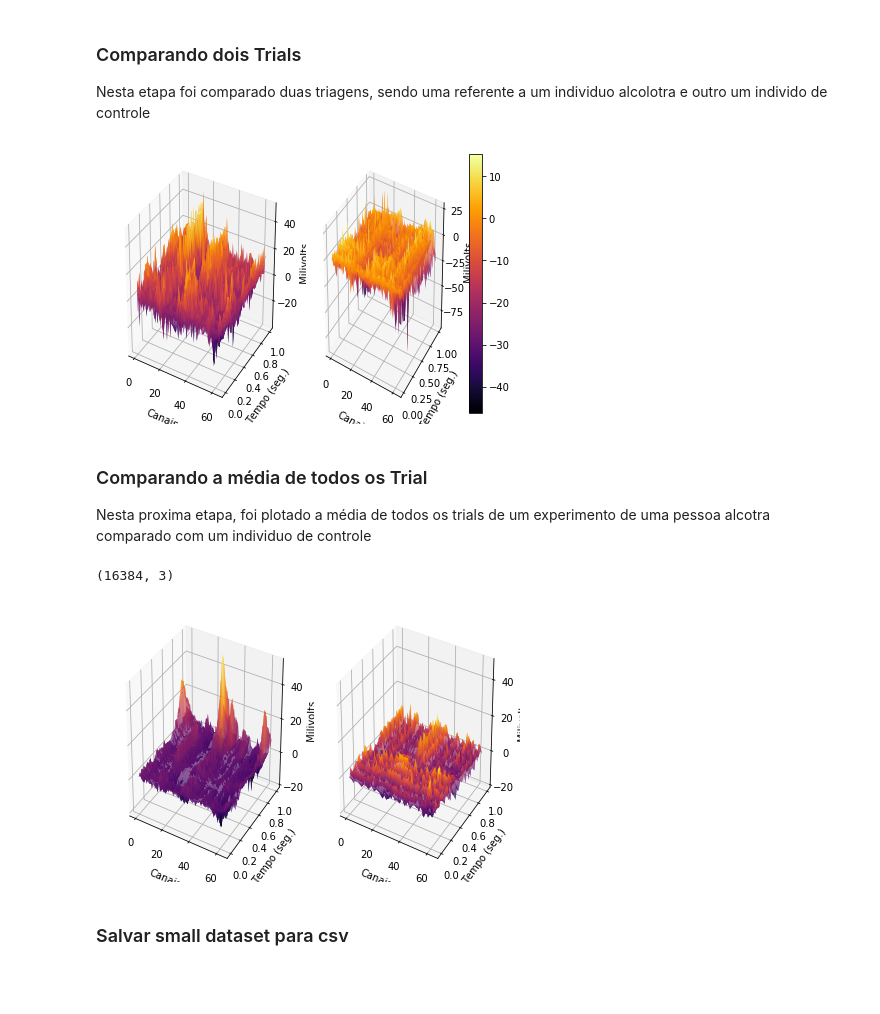
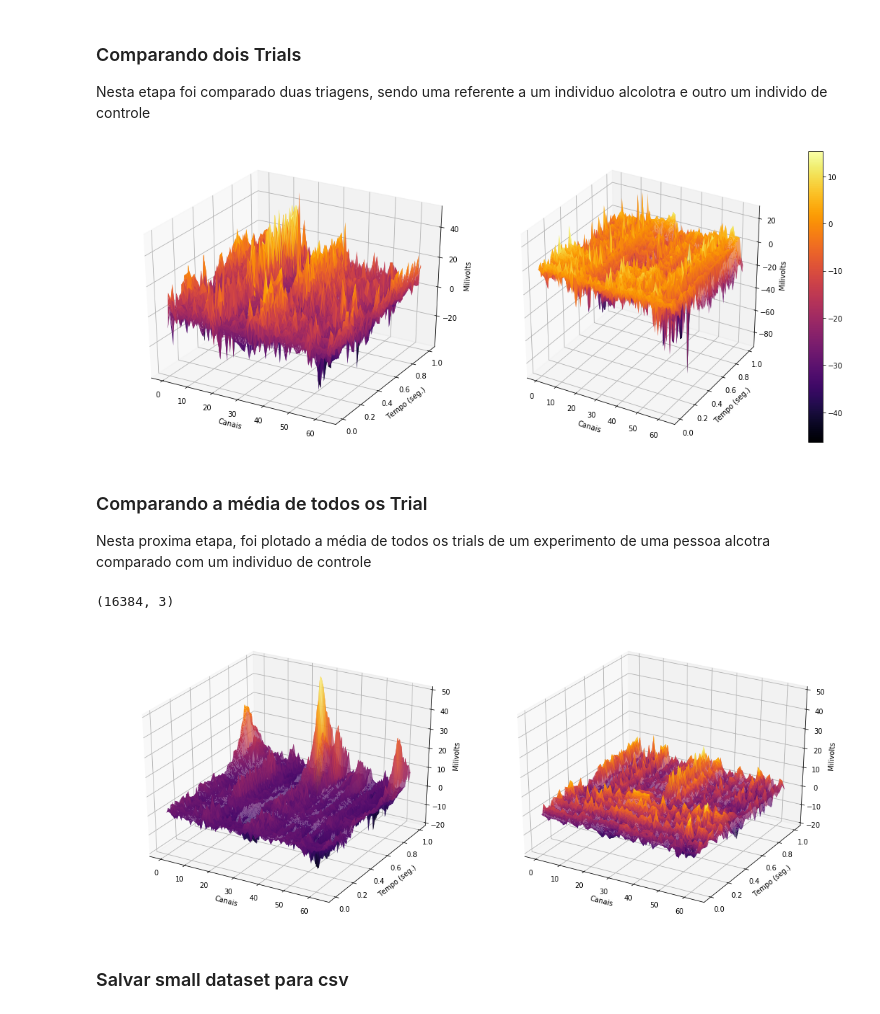
Before and after one commit to igornfaustino/processamento_sinais_biologicos, a Jupyter notebook: projeto1/Projeto1.ipynb, the cells around one changed output. Cells and saved outputs as stored; diff of their text form; code cells hidden in the pictures; blank space fills up the shorter version.

```diff
--- a/projeto1/Projeto1.ipynb
+++ b/projeto1/Projeto1.ipynb
@@ -235,49 +234,42 @@ Em seguida, vamos plotar esses dados para "tentar" visualizar algum padrão.
 
 Nesta etapa foi comparado duas triagens, sendo uma referente a um individuo alcolotra e outro um individo de controle
 # %%
-%matplotlib inline
-
-import matplotlib.pyplot as plt
-from mpl_toolkits.mplot3d import Axes3D
-
 d1 = list()
 d2 = list()
 
 for e in range(64):
     for i, t in enumerate(np.linspace(0, 1, 256)):
         d1.append([e, t, data[0][0][e][i]])
         d2.append([e, t, data[1][0][e][i]])
 d1 = np.array(d1)
 d2 = np.array(d2)
 x1, y1, z1 = d1[:,0], d1[:,1], d1[:,2]
 x2, y2, z2 = d2[:,0], d2[:,1], d2[:,2]
 
-fig = plt.figure()
+plots = list()
 
-ax = fig.add_subplot(1, 2, 1, projection='3d')
-surf = ax.plot_trisurf(x1, y1, z1, cmap=cm.inferno, linewidth=1)
-ax.set_xlabel('Canais')
-ax.set_ylabel('Tempo (seg.)')
-ax.set_zlabel('Milivolts')
+plots.append([x1, y1, z1])
+plots.append([x2, y2, z2])
 
-ax = fig.add_subplot(1, 2, 2, projection='3d')
-surf = ax.plot_trisurf(x2, y2, z2, cmap=cm.inferno, linewidth=1)
-ax.set_xlabel('Canais')
-ax.set_ylabel('Tempo (seg.)')
-ax.set_zlabel('Milivolts')
+fig = plt.figure(figsize=[15,6])
+
+for i,j in zip(plots,range(1,len(plots)+1)):
+    ax = fig.add_subplot(1, 2, j, projection='3d')
+    surf = ax.plot_trisurf(i[0], i[1], i[2], cmap=cm.inferno, linewidth=1)
+    ax.set_xlabel('Canais')
+    ax.set_ylabel('Tempo (seg.)')
+    ax.set_zlabel('Milivolts')
 
 fig.colorbar(surf)
 fig.tight_layout()
 plt.show()
 # %% [output]
-[figure, old version]
+[figure, new version]
 # %% [markdown]
 ### Comparando a média de todos os Trial
 
 Nesta proxima etapa, foi plotado a média de todos os trials de um experimento de uma pessoa alcotra comparado com um individuo de controle
 # %%
-%matplotlib inline
-
 d1 = list()
 d2 = list()
 
@@ -294,27 +286,27 @@ d2 = np.array(d2)
 x1, y1, z1 = d1[:,0], d1[:,1], d1[:,2]
 x2, y2, z2 = d2[:,0], d2[:,1], d2[:,2]
 
-fig = plt.figure()
+plots = list()
 
-ax = fig.add_subplot(1, 2, 1, projection='3d')
-surf = ax.plot_trisurf(x1, y1, z1, cmap=cm.inferno, linewidth=1)
-ax.set_xlabel('Canais')
-ax.set_ylabel('Tempo (seg.)')
-ax.set_zlabel('Milivolts')
+plots.append([x1, y1, z1])
+plots.append([x2, y2, z2])
 
-ax = fig.add_subplot(1, 2, 2, projection='3d')
-surf = ax.plot_trisurf(x2, y2, z2, cmap=cm.inferno, linewidth=1)
-ax.set_zlim([-20, 50])
-ax.set_xlabel('Canais')
-ax.set_ylabel('Tempo (seg.)')
-ax.set_zlabel('Milivolts')
+fig = plt.figure(figsize=[15,6])
+
+for i,j in zip(plots,range(1,len(plots)+1)):
+    ax = fig.add_subplot(1, 2, j, projection='3d')
+    surf = ax.plot_trisurf(i[0], i[1], i[2], cmap=cm.inferno, linewidth=1)
+    ax.set_zlim([-20, 50])
+    ax.set_xlabel('Canais')
+    ax.set_ylabel('Tempo (seg.)')
+    ax.set_zlabel('Milivolts')
 
 # fig.colorbar(surf)
 fig.tight_layout()
 plt.show()
 # %% [output]
 (16384, 3)
-[figure, old version]
+[figure, new version]
 # %% [markdown]
 ### Salvar small dataset para csv
 # %%
```
Also changed, not shown: parts of 1 cell of this notebook.
